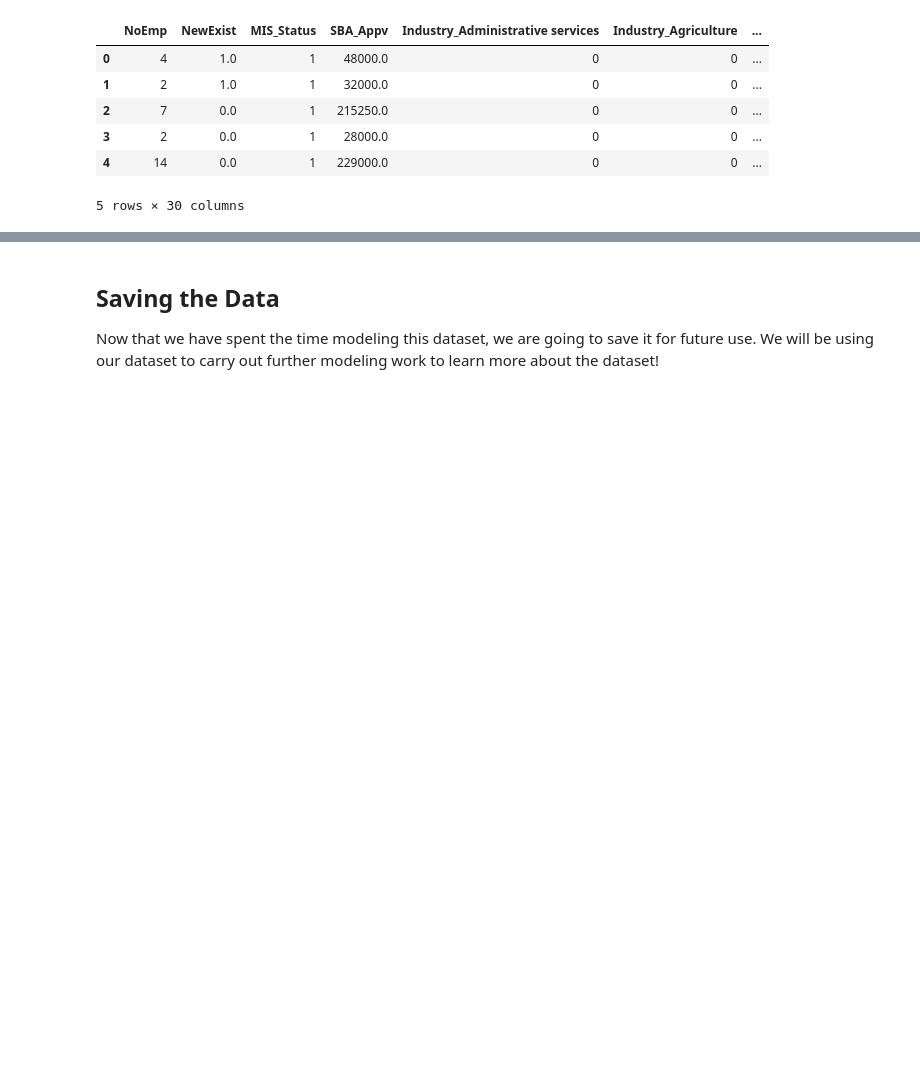
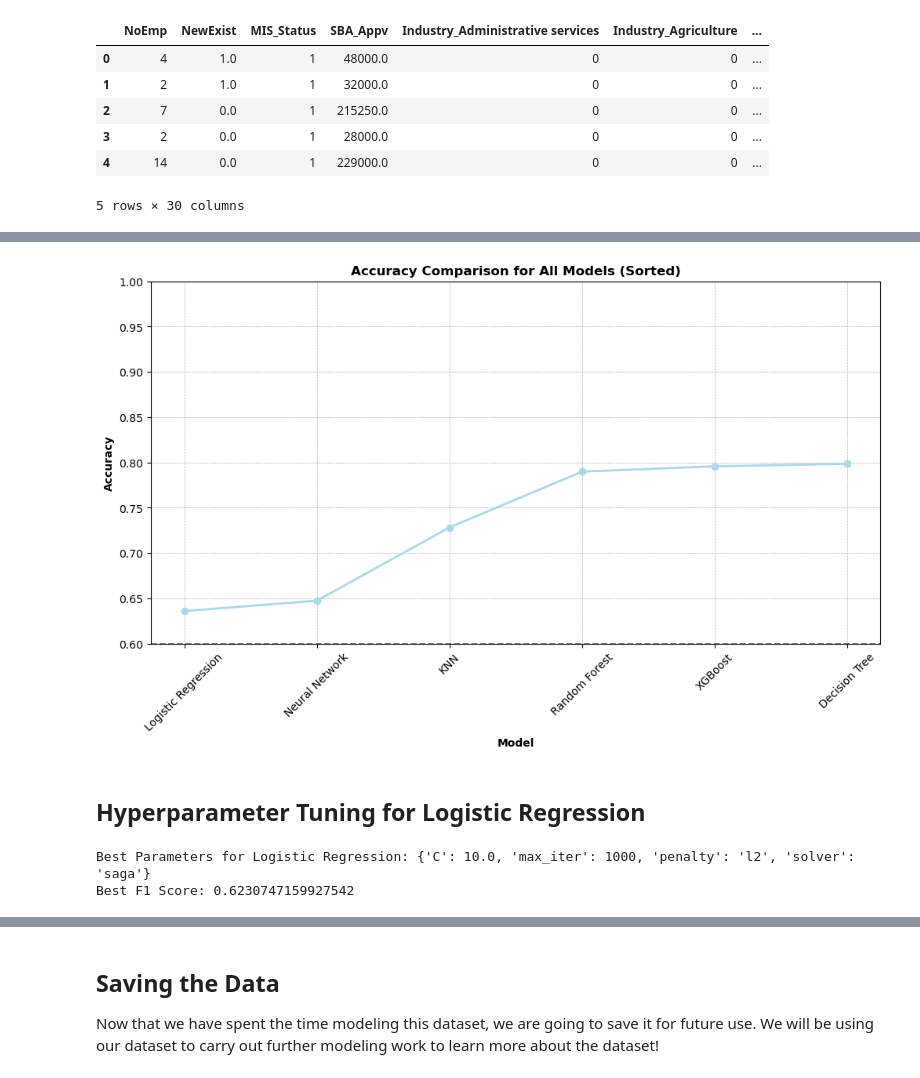
Before and after one commit to DhevinaTailor/Business-Loan-Default-Prediction-Model, a Jupyter notebook: 3. feature_engineering_and_modeling.ipynb, the cells around one changed output, grey strips where cells are left out. Drawn from its saved outputs; the diff is of its cells as text; code cells hidden in the pictures; blank space fills up the shorter version.

```diff
--- a/3. feature_engineering_and_modeling.ipynb
+++ b/3. feature_engineering_and_modeling.ipynb
@@ -1190,0 +1598,44 @@ In this project, we conducted extensive data preprocessing, feature engineering,
+# %%
+# Pair each model with its corresponding accuracy score
+model_accuracy_pairs = list(zip(models, accuracy_scores))
+
+# Sort the pairs based on accuracy
+sorted_model_accuracy_pairs = sorted(model_accuracy_pairs, key=lambda x: x[1])
+
+# Unzip the sorted pairs back into models and accuracy_scores lists
+sorted_models, sorted_accuracy_scores = zip(*sorted_model_accuracy_pairs)
+
+# Plot the line graph
+plt.figure(figsize=(12, 6))
+plt.plot(sorted_models, sorted_accuracy_scores, color='lightblue', marker='o', linestyle='-', linewidth=2)
+plt.xlabel('Model', fontweight='bold')
+plt.ylabel('Accuracy', fontweight='bold')
+plt.title('Accuracy Comparison for All Models (Sorted)', fontweight='bold')
+plt.ylim(0.6, 1.0)
+plt.axhline(y=0.6, color='gray', linestyle='--')
+plt.grid(True, which='both', linestyle='--', linewidth=0.5)
+plt.xticks(rotation=45)
+plt.show()
+# %% [output]
+[figure, added]
+# %% [markdown]
+## Hyperparameter Tuning for Logistic Regression
+# %%
+# Further increase max_iter and focus on the 'saga' solver
+param_grid_logreg = {
+    'C': [0.01, 0.1, 1.0, 10.0],
+    'penalty': ['l2'],
+    'solver': ['saga'],
+    'max_iter': [1000, 2000]
+}
+
+# Initialize and fit the GridSearchCV object again
+grid_logreg = GridSearchCV(LogisticRegression(random_state=42), param_grid_logreg, cv=5, scoring='f1', n_jobs=-1)
+grid_logreg.fit(X_train, y_train)
+
+# Print the best parameters and F1 score
+print("Best Parameters for Logistic Regression:", grid_logreg.best_params_)
+print("Best F1 Score:", grid_logreg.best_score_)
+# %% [output]
+Best Parameters for Logistic Regression: {'C': 10.0, 'max_iter': 1000, 'penalty': 'l2', 'solver': 'saga'}
+Best F1 Score: 0.6230747159927542
```
Also changed, not shown: parts of 123 cells of this notebook.
